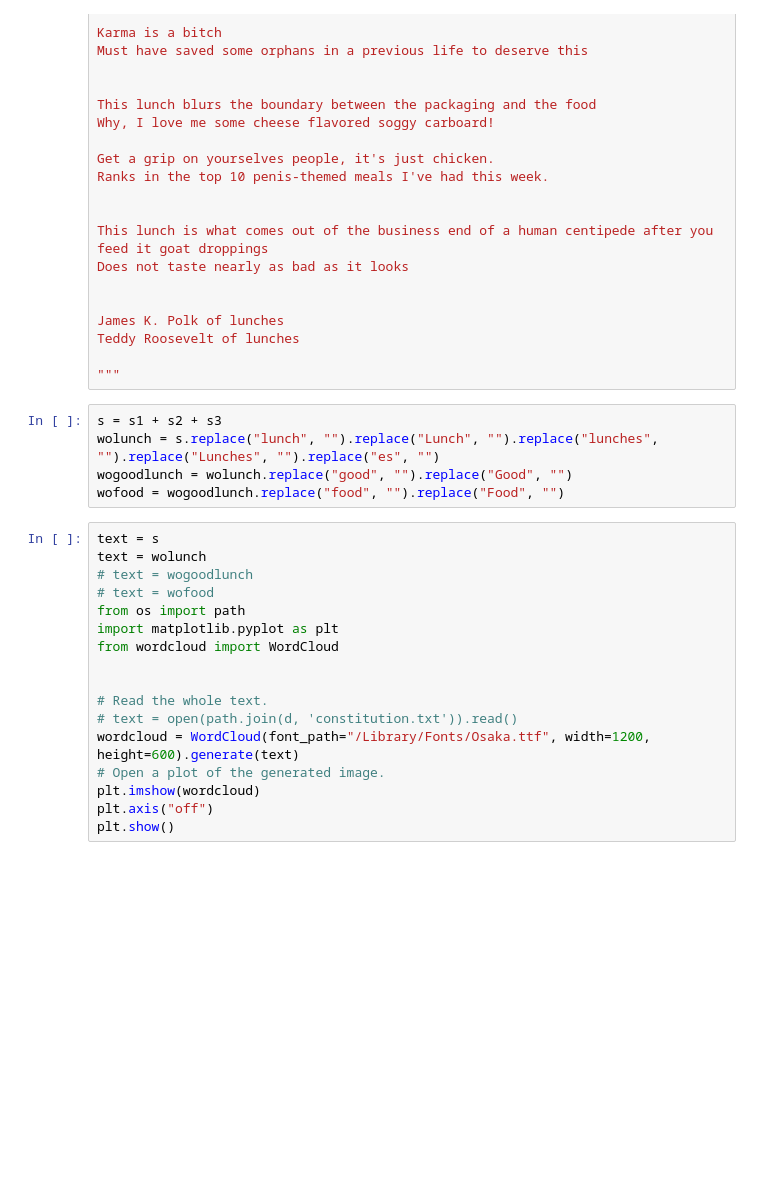
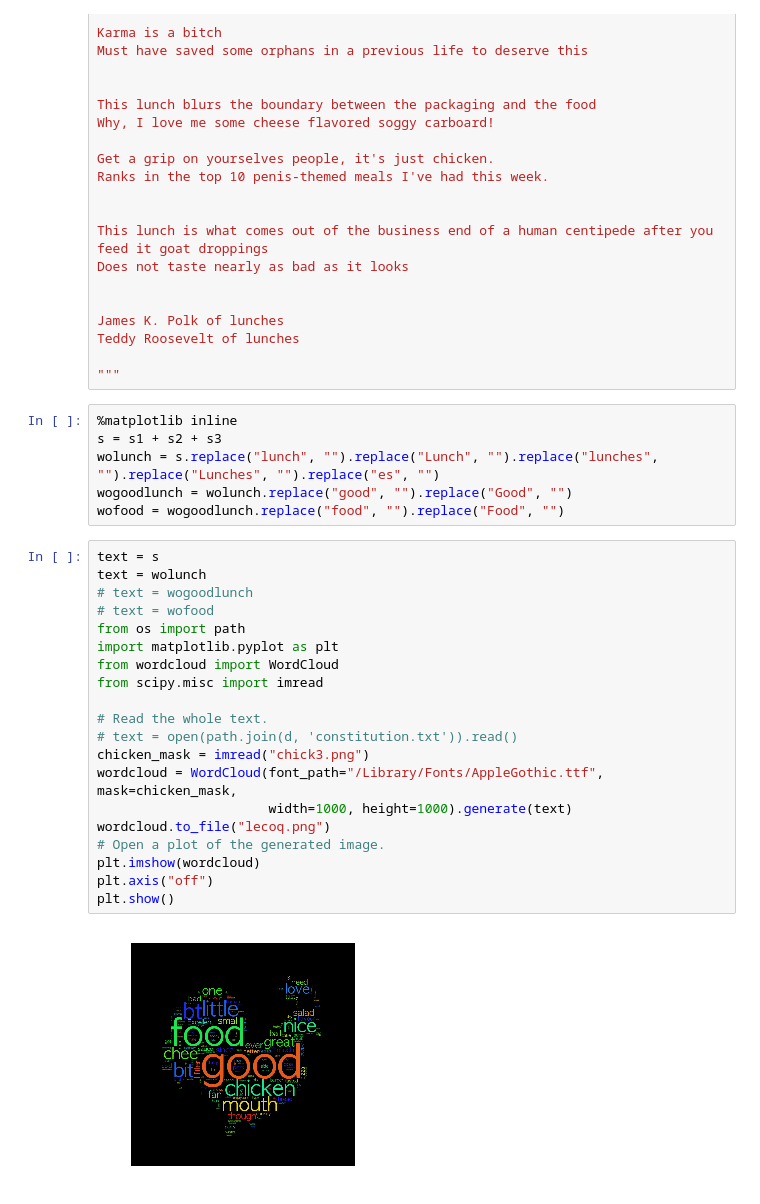
Before and after one commit to nadborduedil/networks, a Jupyter notebook: lunch wordcloud.ipynb, the cells around one changed output. Cells and saved outputs as stored; diff of their text form; blank space fills up the shorter version.

```diff
--- a/lunch wordcloud.ipynb
+++ b/lunch wordcloud.ipynb
@@ -314,6 +314,7 @@ Teddy Roosevelt of lunches
 
 """
 # %%
+%matplotlib inline
 s = s1 + s2 + s3
 wolunch = s.replace("lunch", "").replace("Lunch", "").replace("lunches", "").replace("Lunches", "").replace("es", "")
 wogoodlunch = wolunch.replace("good", "").replace("Good", "")
@@ -321,20 +322,25 @@ wofood = wogoodlunch.replace("food", "").replace("Food", "")
 # %%
 text = s
 text = wolunch
 # text = wogoodlunch
 # text = wofood
 from os import path
 import matplotlib.pyplot as plt
 from wordcloud import WordCloud
-
+from scipy.misc import imread
 
 # Read the whole text.
 # text = open(path.join(d, 'constitution.txt')).read()
-wordcloud = WordCloud(font_path="/Library/Fonts/Osaka.ttf", width=1200, height=600).generate(text)
+chicken_mask = imread("chick3.png")
+wordcloud = WordCloud(font_path="/Library/Fonts/AppleGothic.ttf",  mask=chicken_mask,
+                      width=1000, height=1000).generate(text)
+wordcloud.to_file("lecoq.png")
 # Open a plot of the generated image.
 plt.imshow(wordcloud)
 plt.axis("off")
 plt.show()
+# %% [output]
+[figure, added]
 # %%
 plt.imshow(wordcloud, shape=(40, 40))
 plt.axis("off")
```
Also changed, not shown: parts of 2 cells of this notebook, 2 other files.
